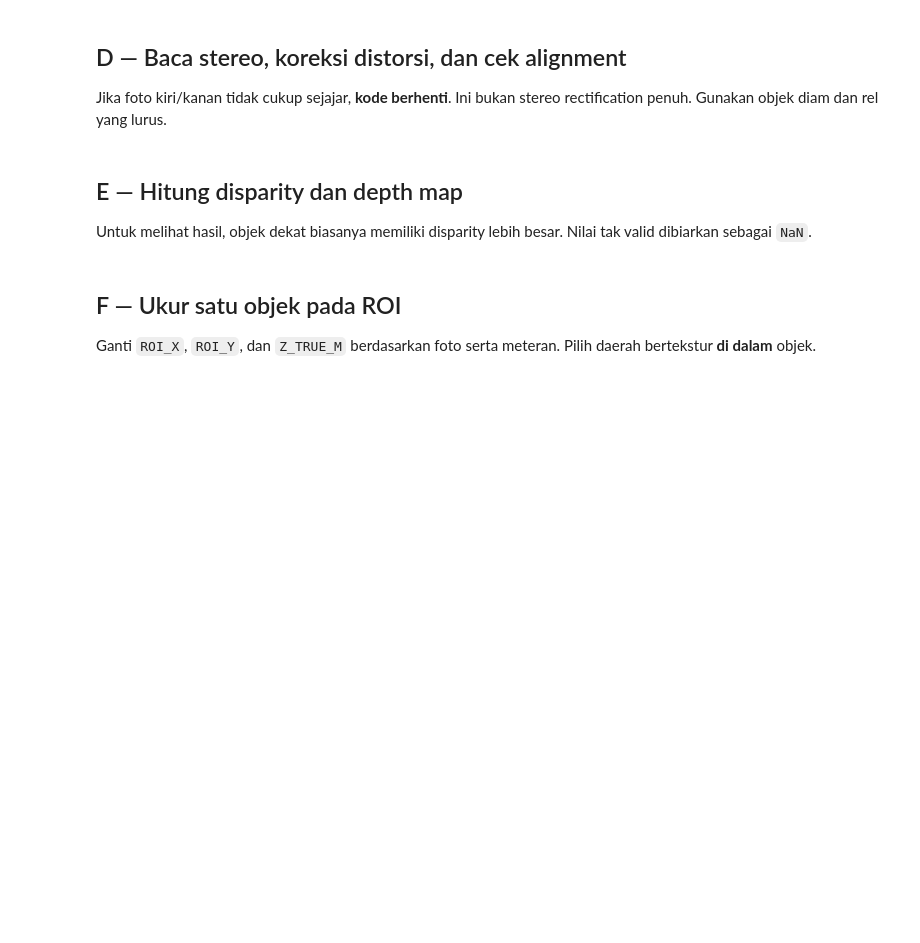
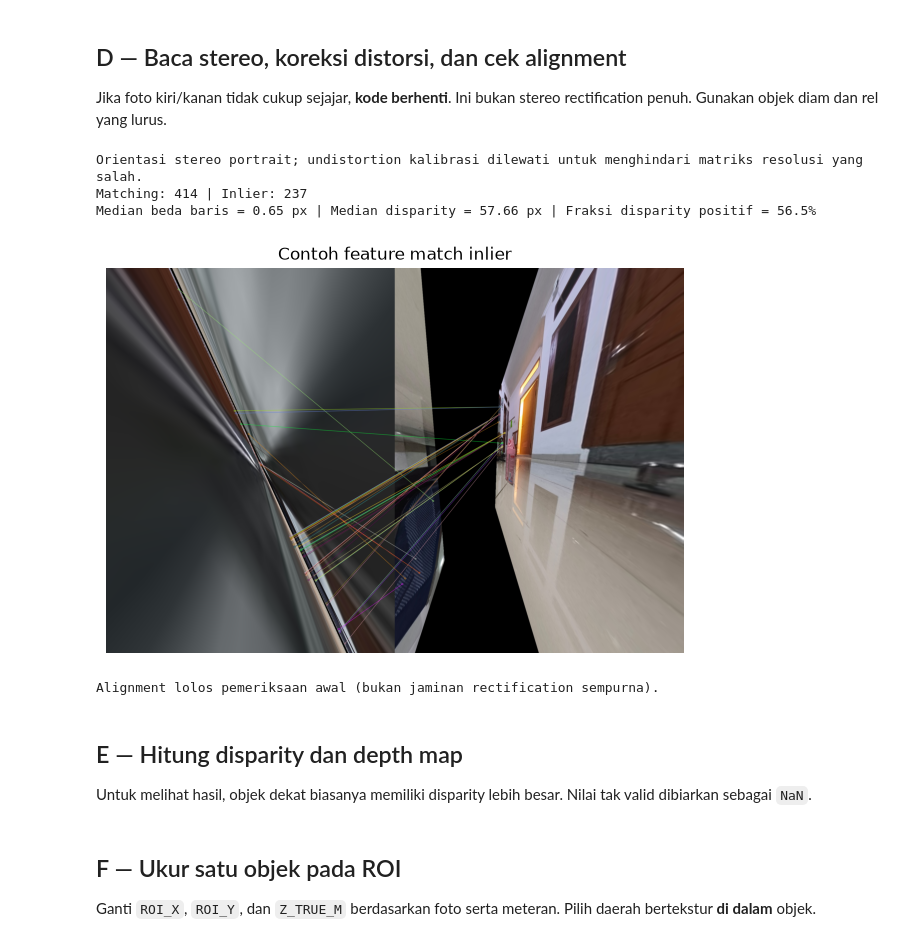
Before and after one commit to arusuzen/PROJEK-COMVIS, a Jupyter notebook: Starter_Stereo_1HP.ipynb, the cells around one changed output. Cells and saved outputs as stored; diff of their text form; code cells hidden in the pictures; blank space fills up the shorter version.

```diff
--- a/Starter_Stereo_1HP.ipynb
+++ b/Starter_Stereo_1HP.ipynb
@@ -16,21 +16,7 @@ PATTERN_SIZE = (9, 6)        # sudut dalam; papan cetak 10 x 7 kotak
 SQUARE_SIZE_MM = 25.0        # GANTI dengan ukuran satu kotak hasil penggaris
 BASELINE_CM = 10.0           # GANTI dengan perpindahan pusat kamera L -> R
 UPLOAD_ZIP = False          # True hanya di Google Colab
-DATA_DIR = Path('praktikum_stereo')
-
-if UPLOAD_ZIP:
-    from google.colab import files
-    uploaded = files.upload()
-    if len(uploaded) != 1 or not next(iter(uploaded)).lower().endswith('.zip'):
-        raise ValueError('Unggah satu file ZIP folder praktikum_stereo.')
-    name = next(iter(uploaded))
-    with zipfile.ZipFile(name) as z:
-        # Tolak entri yang berpotensi keluar dari direktori kerja
-        for m in z.infolist():
-            p = Path(m.filename)
-            if p.is_absolute() or '..' in p.parts:
-                raise ValueError('ZIP mengandung path tidak aman.')
-        z.extractall('.')
+DATA_DIR = Path('.') if not UPLOAD_ZIP else Path('/content/PROJEK_COMVIS')
 
 CAL_DIR = DATA_DIR/'calibration'
 STEREO_DIR = DATA_DIR/'stereo'
@@ -38,10 +24,10 @@ OUT = DATA_DIR/'output'
 OUT.mkdir(parents=True, exist_ok=True)
 image_ext = {'.jpg','.jpeg','.png','.bmp'}
 cal_files = sorted(p for p in CAL_DIR.iterdir() if p.suffix.lower() in image_ext) if CAL_DIR.exists() else []
-L_PATH, R_PATH = STEREO_DIR/'kiri.jpg', STEREO_DIR/'kanan.jpg'
+L_PATH, R_PATH = STEREO_DIR/'kiri 100.jpeg', STEREO_DIR/'kanan 100.jpeg'
 print('OpenCV:',cv2.__version__)
 print('Foto kalibrasi:',len(cal_files),'| kiri:',L_PATH.exists(),'| kanan:',R_PATH.exists())
 print('Kotak:',SQUARE_SIZE_MM,'mm | baseline:',BASELINE_CM,'cm')
 if SQUARE_SIZE_MM <= 0 or BASELINE_CM <= 0: raise ValueError('Ukuran kotak dan baseline harus positif.')
 if len(cal_files) < 10: raise RuntimeError('Sediakan setidaknya 10 foto kalibrasi (disarankan 15–25).')
-if not L_PATH.exists() or not R_PATH.exists(): raise FileNotFoundError('Periksa stereo/kiri.jpg dan stereo/kanan.jpg')
+if not L_PATH.exists() or not R_PATH.exists(): raise FileNotFoundError('Periksa stereo/kiri 100.jpeg dan stereo/kanan 100.jpeg')
@@ -99,39 +104,70 @@ Jika foto kiri/kanan tidak cukup sejajar, **kode berhenti**. Ini bukan stereo re
 # %%
 left=cv2.imread(str(L_PATH));right=cv2.imread(str(R_PATH))
 if left is None or right is None: raise ValueError('Gagal membaca foto stereo')
-if left.shape!=right.shape or (left.shape[1],left.shape[0])!=size_wh:
-    raise ValueError('Resolusi stereo harus sama dengan resolusi kalibrasi dan kedua gambar identik.')
-# Undistort mempertahankan koordinat intrinsik K (P=K)
-map1,map2=cv2.initUndistortRectifyMap(K,dist,None,K,size_wh,cv2.CV_32FC1)
-left_u=cv2.remap(left,map1,map2,cv2.INTER_LINEAR)
-right_u=cv2.remap(right,map1,map2,cv2.INTER_LINEAR)
+if left.shape!=right.shape:
+    raise ValueError(f'Resolusi foto stereo berbeda: kiri={left.shape[1]}x{left.shape[0]}, kanan={right.shape[1]}x{right.shape[0]}')
+stereo_wh=(left.shape[1],left.shape[0])
+use_calibration_undistort=(stereo_wh==size_wh)
+if stereo_wh!=size_wh:
+    if stereo_wh==(size_wh[1],size_wh[0]):
+        size_wh=stereo_wh
+        print('Orientasi stereo portrait; undistortion kalibrasi dilewati untuk menghindari matriks resolusi yang salah.')
+    else:
+        raise ValueError(f'Resolusi stereo tidak cocok. Kalibrasi={size_wh}, stereo={stereo_wh}. Ambil foto pada orientasi yang sama.')
+left_u=left.copy()
+right_u=right.copy()
+if use_calibration_undistort:
+    map1,map2=cv2.initUndistortRectifyMap(K,dist,None,K,size_wh,cv2.CV_32FC1)
+    left_u=cv2.remap(left,map1,map2,cv2.INTER_LINEAR)
+    right_u=cv2.remap(right,map1,map2,cv2.INTER_LINEAR)
 lg=cv2.cvtColor(left_u,cv2.COLOR_BGR2GRAY)
 rg=cv2.cvtColor(right_u,cv2.COLOR_BGR2GRAY)
 orb=cv2.ORB_create(nfeatures=4500)
 k1,des1=orb.detectAndCompute(lg,None)
 k2,des2=orb.detectAndCompute(rg,None)
 if des1 is None or des2 is None: raise RuntimeError('Fitur foto kurang. Gunakan objek/latar bertekstur.')
 matches=cv2.BFMatcher(cv2.NORM_HAMMING).knnMatch(des1,des2,k=2)
 good=[a for a,b in matches if a.distance < 0.75*b.distance]
 if len(good) < 20: raise RuntimeError('Terlalu sedikit feature match. Ulangi foto dengan lebih banyak tekstur.')
 pL=np.float32([k1[m.queryIdx].pt for m in good]);pR=np.float32([k2[m.trainIdx].pt for m in good])
 # Fundamental matrix hanya untuk filter outlier, bukan mengganti rectification
 F,mask=cv2.findFundamentalMat(pL,pR,cv2.FM_RANSAC,1.5,0.99)
 if mask is None: raise RuntimeError('RANSAC gagal: pasangan foto sulit dicocokkan.')
 inlier=mask.ravel().astype(bool)
 if inlier.sum()<15: raise RuntimeError('Inlier kurang dari 15. Ulangi foto.')
-dy=np.abs(pL[inlier,1]-pR[inlier,1])
-dx=pL[inlier,0]-pR[inlier,0]
-median_dy=float(np.median(dy));positive_fraction=float(np.mean(dx>0))
+rect_ok,H1,H2=cv2.stereoRectifyUncalibrated(pL[inlier],pR[inlier],F,size_wh,threshold=5)
+if not rect_ok: raise RuntimeError('Rectification gagal. Ambil ulang pasangan foto dari posisi sejajar.')
+left_u=cv2.warpPerspective(left_u,H1,size_wh,flags=cv2.INTER_LINEAR)
+right_u=cv2.warpPerspective(right_u,H2,size_wh,flags=cv2.INTER_LINEAR)
+rectL=cv2.perspectiveTransform(pL[inlier][None,:,:],H1)[0]
+rectR=cv2.perspectiveTransform(pR[inlier][None,:,:],H2)[0]
+dy=np.abs(rectL[:,1]-rectR[:,1])
+dx=rectL[:,0]-rectR[:,0]
+median_dy=float(np.median(dy));median_dx=float(np.median(dx))
+positive_fraction=float(np.mean(dx>0))
 print('Matching:',len(good),'| Inlier:',int(inlier.sum()))
-print(f'Median beda baris = {median_dy:.2f} px | Fraksi disparity positif = {positive_fraction:.1%}')
-vis=cv2.drawMatches(left_u,k1,right_u,k2,[m for m,v in zip(good,inlier) if v][:40],None,flags=cv2.DrawMatchesFlags_NOT_DRAW_SINGLE_POINTS)
+print(f'Median beda baris = {median_dy:.2f} px | Median disparity = {median_dx:.2f} px | Fraksi disparity positif = {positive_fraction:.1%}')
+lg=cv2.cvtColor(left_u,cv2.COLOR_BGR2GRAY)
+rg=cv2.cvtColor(right_u,cv2.COLOR_BGR2GRAY)
+rk1,rdes1=orb.detectAndCompute(lg,None)
+rk2,rdes2=orb.detectAndCompute(rg,None)
+rect_matches=[]
+if rdes1 is not None and rdes2 is not None:
+    rect_matches=cv2.BFMatcher(cv2.NORM_HAMMING).knnMatch(rdes1,rdes2,k=2)
+    rect_matches=[m for m,n in rect_matches if m.distance<0.75*n.distance]
+vis=cv2.drawMatches(left_u,rk1,right_u,rk2,rect_matches[:40],None,flags=cv2.DrawMatchesFlags_NOT_DRAW_SINGLE_POINTS)
 plt.figure(figsize=(13,5));plt.imshow(cv2.cvtColor(vis,cv2.COLOR_BGR2RGB));plt.title('Contoh feature match inlier');plt.axis('off');plt.show()
 cv2.imwrite(str(OUT/'matches.jpg'),vis)
-ALIGNMENT_OK = (median_dy<=2.0 and positive_fraction>=0.70)
+ALIGNMENT_OK = (median_dy<=2.0 and median_dx>0 and positive_fraction>=0.50)
 if not ALIGNMENT_OK:
     raise RuntimeError('Alignment belum cukup baik. Ulangi foto stereo tanpa rotasi/naik-turun; jangan pakai hasil depth.')
 print('Alignment lolos pemeriksaan awal (bukan jaminan rectification sempurna).')
+# %% [output]
+Orientasi stereo portrait; undistortion kalibrasi dilewati untuk menghindari matriks resolusi yang salah.
+Matching: 414 | Inlier: 237
+Median beda baris = 0.65 px | Median disparity = 57.66 px | Fraksi disparity positif = 56.5%
+[figure, added]
+Alignment lolos pemeriksaan awal (bukan jaminan rectification sempurna).
 # %% [markdown]
 ## E — Hitung disparity dan depth map
 Untuk melihat hasil, objek dekat biasanya memiliki disparity lebih besar. Nilai tak valid dibiarkan sebagai `NaN`.
```
Also changed, not shown: parts of 3 cells of this notebook, 3 other files.
